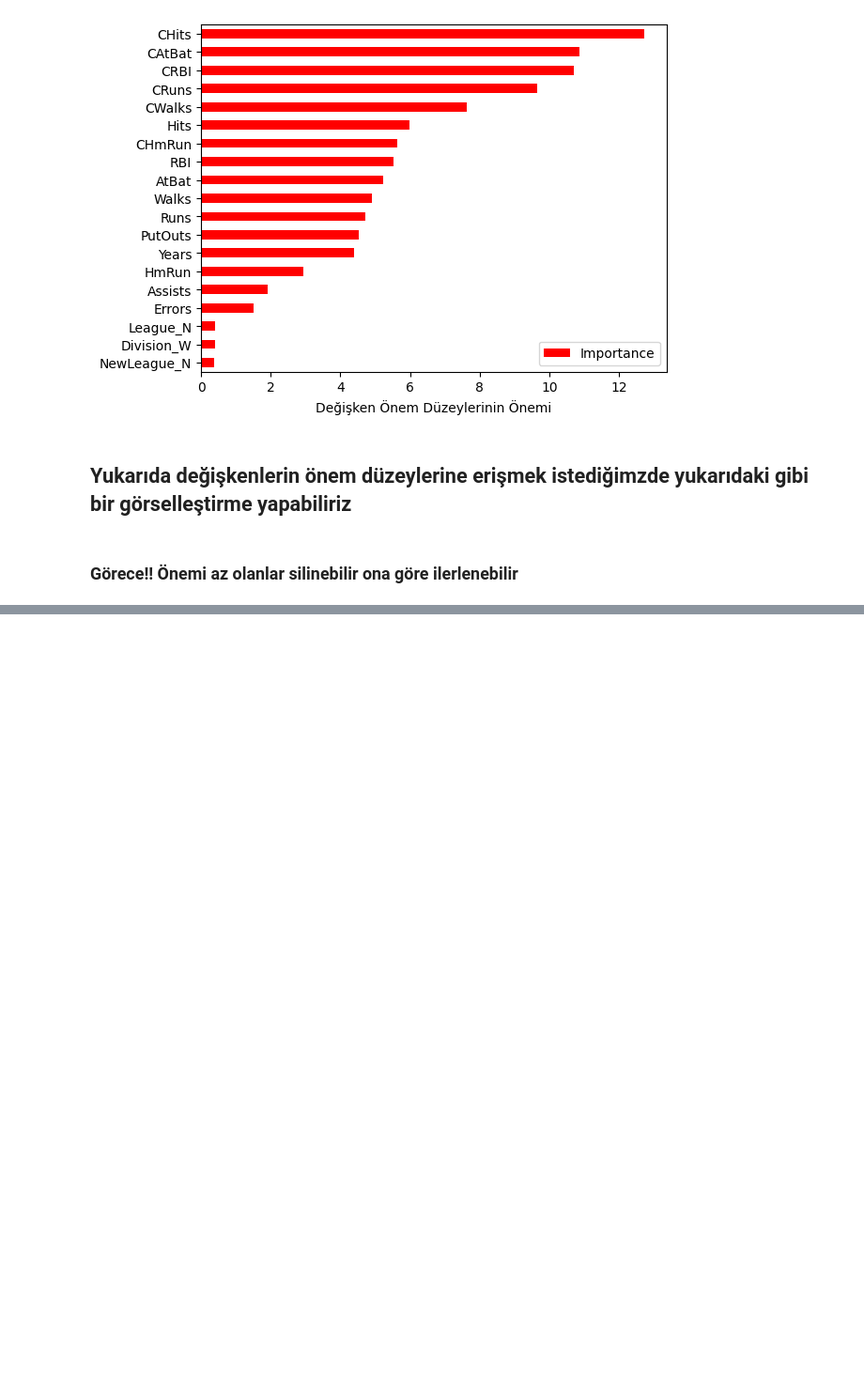
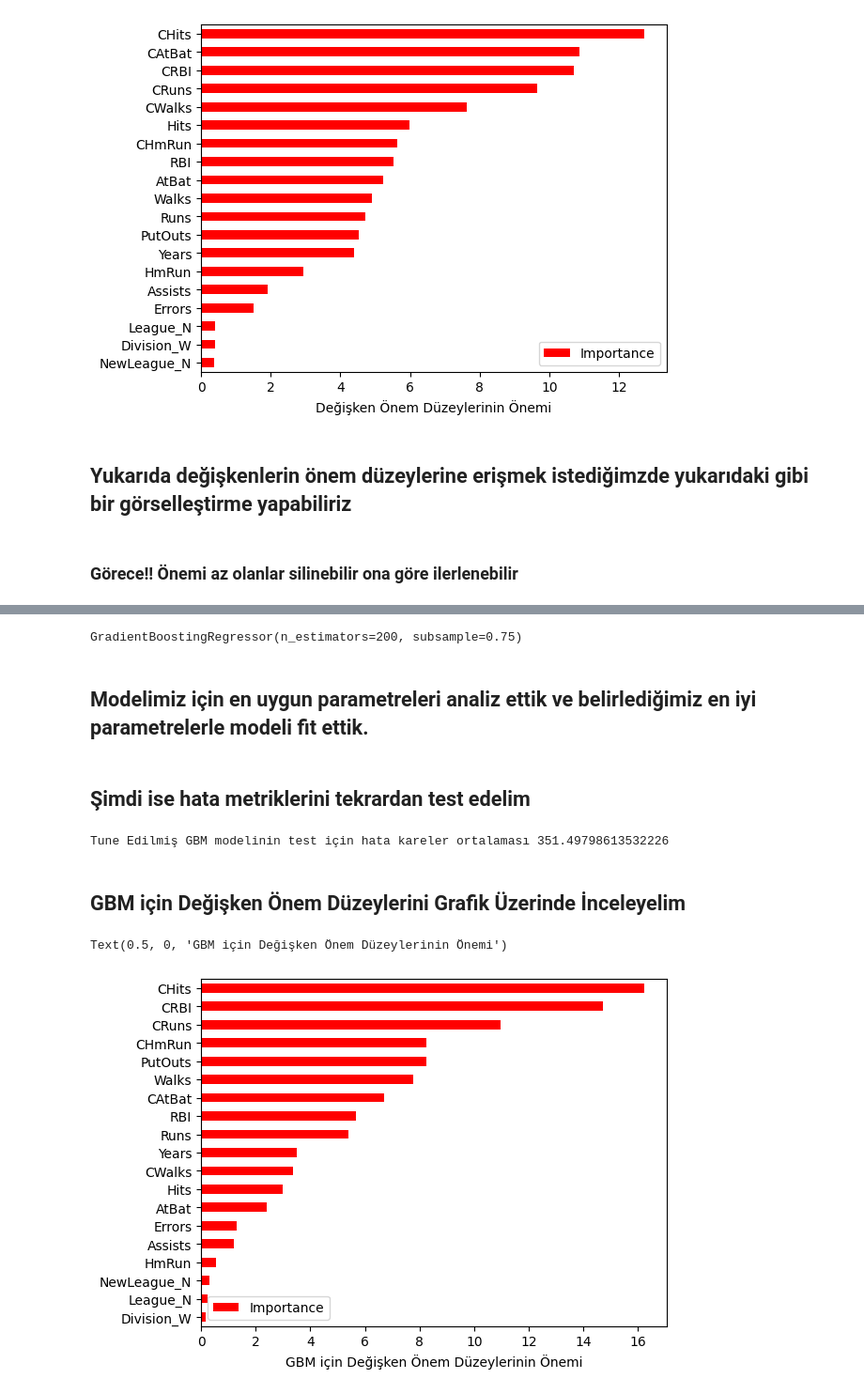
Before and after one commit to ibkya/NonLinear-Machine-Learning-Algorithms-Using, a Jupyter notebook: NonLinearModels.ipynb, the cells around one changed output, grey strips where cells are left out. Shown at 94% size. Drawn from its saved outputs; the diff is of its cells as text; code cells hidden in the pictures; blank space fills up the shorter version.

```diff
--- a/NonLinearModels.ipynb
+++ b/NonLinearModels.ipynb
@@ -1096,0 +1138,5 @@ Text(0.5, 0, 'Değişken Önem Düzeylerinin Önemi')
+# %%
+gbm_params = {'learning_rate':[0.001,0.01,0.1,0.2],
+              'max_depth':[3,5,8,50,100] ,
+              'n_estimators': [200,500,1000,2000],
+              'subsample':[1,0.5,0.75]}
@@ -1096,0 +1150,4 @@ Text(0.5, 0, 'Değişken Önem Düzeylerinin Önemi')
+# %%
+gbm = GradientBoostingRegressor()
+gbm_cv_model = GridSearchCV(gbm, gbm_params, cv = 10, n_jobs=-1, verbose=2)
+gbm_cv_model.fit(X_train,Y_train)
@@ -1096,0 +1182,29 @@ Text(0.5, 0, 'Değişken Önem Düzeylerinin Önemi')
+# %%
+gbm_tuned_model = GradientBoostingRegressor(learning_rate=0.1, max_depth=3, n_estimators=200, subsample=0.75)
+gbm_tuned_model.fit(X_train, Y_train)
+# %% [output]
+GradientBoostingRegressor(n_estimators=200, subsample=0.75)
+# %% [markdown]
+## Modelimiz için en uygun parametreleri analiz ettik ve belirlediğimiz en iyi parametrelerle modeli fit ettik.
+# %% [markdown]
+## Şimdi ise hata metriklerini tekrardan test edelim
+# %%
+# Tune Edilmiş GBM modelimizin test hatalarını kontrol edelim
+# Tune Edilmiş GBM modeli için test hatası analizi üzerinden hata kareler ortalaması değerini hesaplayalım
+print("Tune Edilmiş GBM modelinin test için hata kareler ortalaması", np.sqrt(mean_squared_error(Y_test, gbm_tuned_model.predict(X_test))))
+# %% [output]
+Tune Edilmiş GBM modelinin test için hata kareler ortalaması 351.49798613532226
+# %% [markdown]
+## GBM için Değişken Önem Düzeylerini Grafik Üzerinde İnceleyelim
+# %%
+Importance = pd.DataFrame({"Importance": gbm_tuned_model.feature_importances_*100},
+                         index = X_train.columns)
+# %%
+Importance.sort_values(by = "Importance",
+                       axis = 0,
+                       ascending = True).plot(kind ="barh", color = "r")
+
+plt.xlabel("GBM için Değişken Önem Düzeylerinin Önemi")
+# %% [output]
+Text(0.5, 0, 'GBM için Değişken Önem Düzeylerinin Önemi')
+[figure, added]
```
Also changed, not shown: parts of 11 cells of this notebook.
